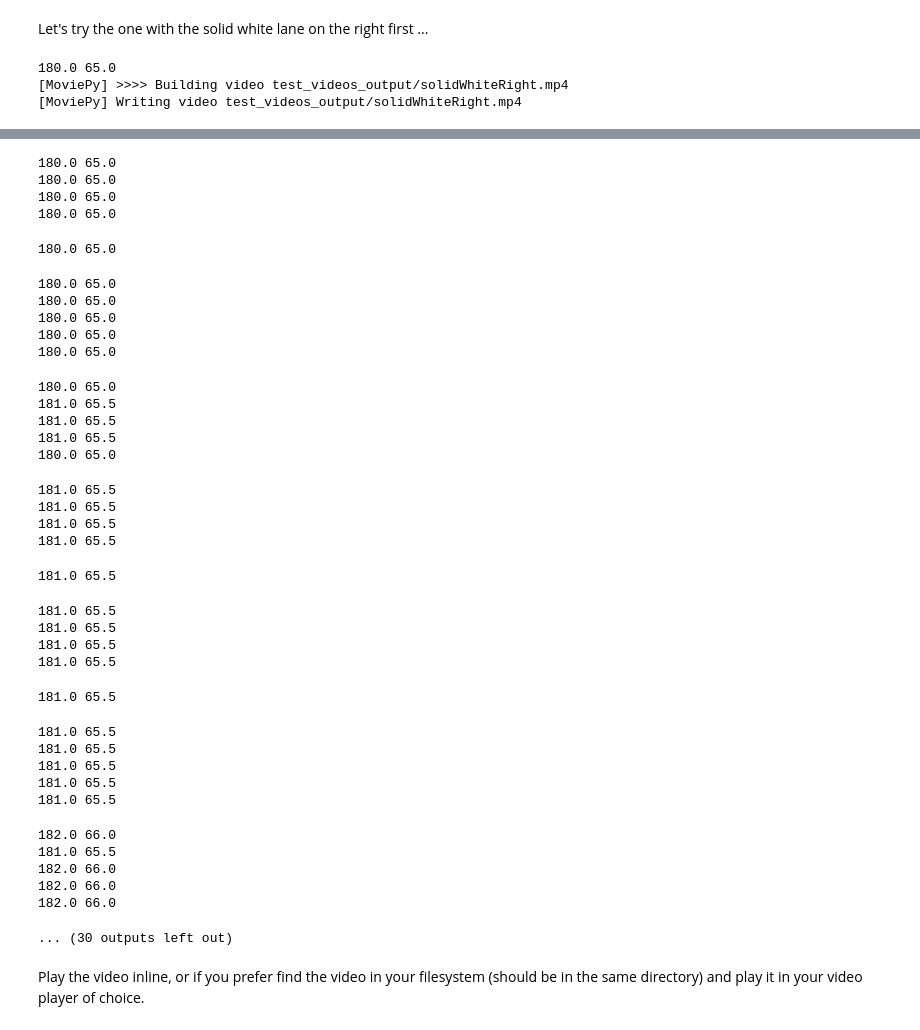
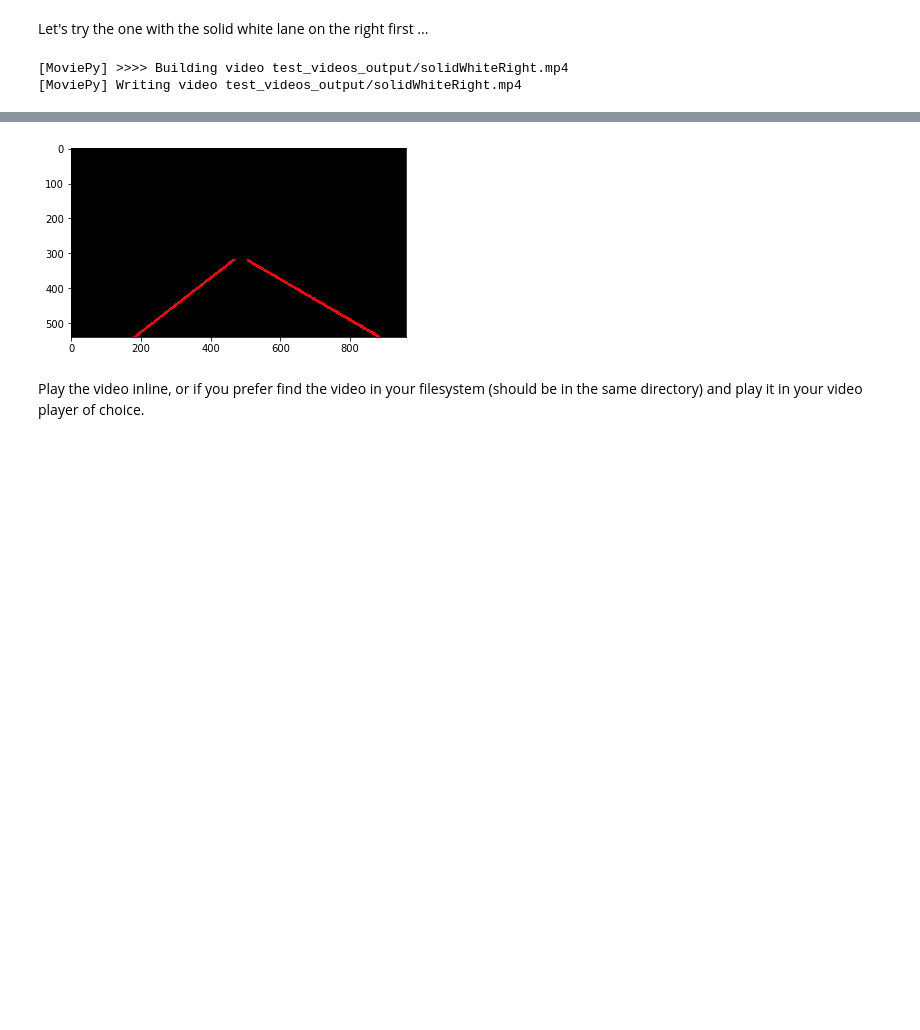
Before and after one commit to samiriff/CarND-LaneLines-P1, a Jupyter notebook: P1.ipynb, the cells around one changed output, grey strips where cells are left out. Saved outputs shown, nothing was run; the diff lists cells and outputs as text; code cells hidden in the pictures; blank space fills up the shorter version.

Commit message:
Added solid lines by infering x coordinates from specified y coordinates

```diff
--- a/P1.ipynb
+++ b/P1.ipynb
@@ -186,6 +185,9 @@ def draw_lines(img, lines, color=[255, 0, 0], thickness=5):
     this function with the weighted_img() function below
     """
 
+    if (len(lines) <= 0):
+        return
+
     overallX = []
     overallY = []
     for line in lines:
@@ -195,11 +197,28 @@ def draw_lines(img, lines, color=[255, 0, 0], thickness=5):
 
     z = np.polyfit(overallX, overallY, 1)
     f = np.poly1d(z)
-    cv2.line(img, (min(overallX), (f(min(overallX)).astype(int))), (max(overallX), (f(max(overallX)).astype(int))), color, thickness)
+    m, b = z
+    # print("z = ", m, b)
+    x1, y1, x2, y2 = min(overallX), f(min(overallX)), max(overallX), f(max(overallX))
+    #x1, y1, x2, y2 = x.astype(int), 540, max(overallX), f(max(overallX))
+    # print(x1, y1, x2, y2)
 
-    for line in lines:
-        for x1,y1,x2,y2 in line:
-            cv2.line(img, (x1, y1), (x2, y2), color, thickness)
+    mDeg = getSlopeInDegrees(x1, y1, x2, y2)
+    if abs(mDeg) >= 30 and abs(mDeg) <= 60:
+        y = img.shape[0]
+        x = (y - b) / m
+        cv2.line(img, (x1, y1.astype(int)), (x2, y2.astype(int)), color, thickness)
+        cv2.line(img, (x.astype(int), y), (x2, y2.astype(int)), color, thickness)
+        cv2.line(img, (x1, y1.astype(int)), (x.astype(int), y), color, thickness)
+        y = int(img.shape[0] / 2 + 50)
+        x = (y - b) / m
+        cv2.line(img, (x1, y1.astype(int)), (x2, y2.astype(int)), color, thickness)
+        cv2.line(img, (x.astype(int), y), (x2, y2.astype(int)), color, thickness)
+        cv2.line(img, (x1, y1.astype(int)), (x.astype(int), y), color, thickness)
+
+    #for line in lines:
+    #    for x1,y1,x2,y2 in line:
+    #        cv2.line(img, (x1, y1), (x2, y2), color, thickness)
 
 def getSlope(x1, y1, x2, y2):
     return (y2 - y1) / (x2 - x1)
@@ -294,19 +313,19 @@ def drawLaneLines(img):
     # https://en.wikipedia.org/wiki/Otsu%27s_method
     # Define our parameters for Canny and run it
     highThreshold, threshImg = cv2.threshold(blurGrayImg, 0, 255, cv2.THRESH_BINARY + cv2.THRESH_OTSU)
-    highThreshold += 50
-    lowThreshold = 0.5*highThreshold -25
-    print(highThreshold, lowThreshold)
+    highThreshold += 100
+    lowThreshold = 0.5*highThreshold - 80
+    # print(highThreshold, lowThreshold)
     #lowThreshold = 50
     #highThreshold = 150
     edgesImg = canny(blurGrayImg, lowThreshold, highThreshold)
 
     imshape = edgesImg.shape
-    vertices = np.array([[(80,imshape[0]),(imshape[1]/2 - 30, imshape[0]/2 + 50), (imshape[1] / 2 + 30, imshape[0]/2 + 50), (imshape[1] - 80,imshape[0])]], dtype=np.int32)
+    vertices = np.array([[(100,imshape[0]),(imshape[1]/2 - 50, imshape[0]/2 + 50), (imshape[1] / 2 + 50, imshape[0]/2 + 50), (imshape[1] - 80,imshape[0])]], dtype=np.int32)
     regionOfInterestImg = region_of_interest(edgesImg, vertices)
 
     rho = 1 # distance resolution in pixels of the Hough grid
-    theta = np.pi/180 * 3 # angular resolution in radians of the Hough grid
+    theta = np.pi/180 * 2 # angular resolution in radians of the Hough grid
     threshold = 30     # minimum number of votes (intersections in Hough grid cell)
     min_line_length = 3 #minimum number of pixels making up a line
     max_line_gap = 3   # maximum gap in pixels between connectable line segments
@@ -393,11 +404,10 @@ white_output = 'test_videos_output/solidWhiteRight.mp4'
 ## To do so add .subclip(start_second,end_second) to the end of the line below
 ## Where start_second and end_second are integer values representing the start and end of the subclip
 ## You may also uncomment the following line for a subclip of the first 5 seconds
-clip1 = VideoFileClip("test_videos/solidWhiteRight.mp4").subclip(0,5)
-#clip1 = VideoFileClip("test_videos/solidWhiteRight.mp4")
+#clip1 = VideoFileClip("test_videos/solidWhiteRight.mp4").subclip(0,5)
+clip1 = VideoFileClip("test_videos/solidWhiteRight.mp4")
 white_clip = clip1.fl_image(process_image) #NOTE: this function expects color images!!
 %time white_clip.write_videofile(white_output, audio=False)
 # %% [output]
-180.0 65.0
 [MoviePy] >>>> Building video test_videos_output/solidWhiteRight.mp4
 [MoviePy] Writing video test_videos_output/solidWhiteRight.mp4
@@ -408,39 +419,4 @@ white_clip = clip1.fl_image(process_image) #NOTE: this function expects color im
-180.0 65.0
-180.0 65.0
-180.0 65.0
-180.0 65.0
-180.0 65.0
-180.0 65.0
-180.0 65.0
-180.0 65.0
-180.0 65.0
-180.0 65.0
-180.0 65.0
-181.0 65.5
-181.0 65.5
-181.0 65.5
-180.0 65.0
-181.0 65.5
-181.0 65.5
-181.0 65.5
-181.0 65.5
-181.0 65.5
-181.0 65.5
-181.0 65.5
-181.0 65.5
-181.0 65.5
-181.0 65.5
-181.0 65.5
-181.0 65.5
-181.0 65.5
-181.0 65.5
-181.0 65.5
-182.0 66.0
-181.0 65.5
-182.0 66.0
-182.0 66.0
-182.0 66.0
-... (30 outputs left out)
+[figure, added]
 # %% [markdown]
 Play the video inline, or if you prefer find the video in your filesystem (should be in the same directory) and play it in your video player of choice.
 # %%
```
Also changed, not shown: parts of 6 cells of this notebook, 9 other files.
